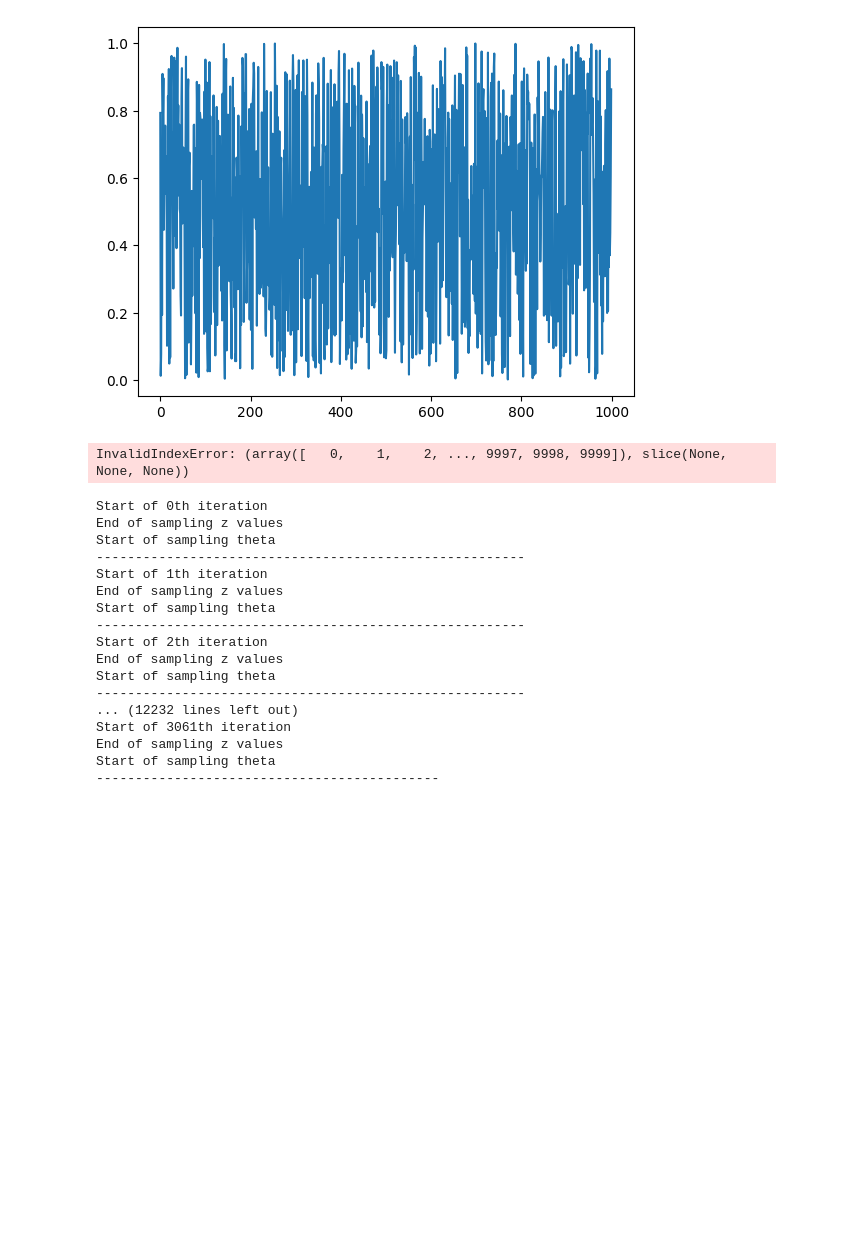
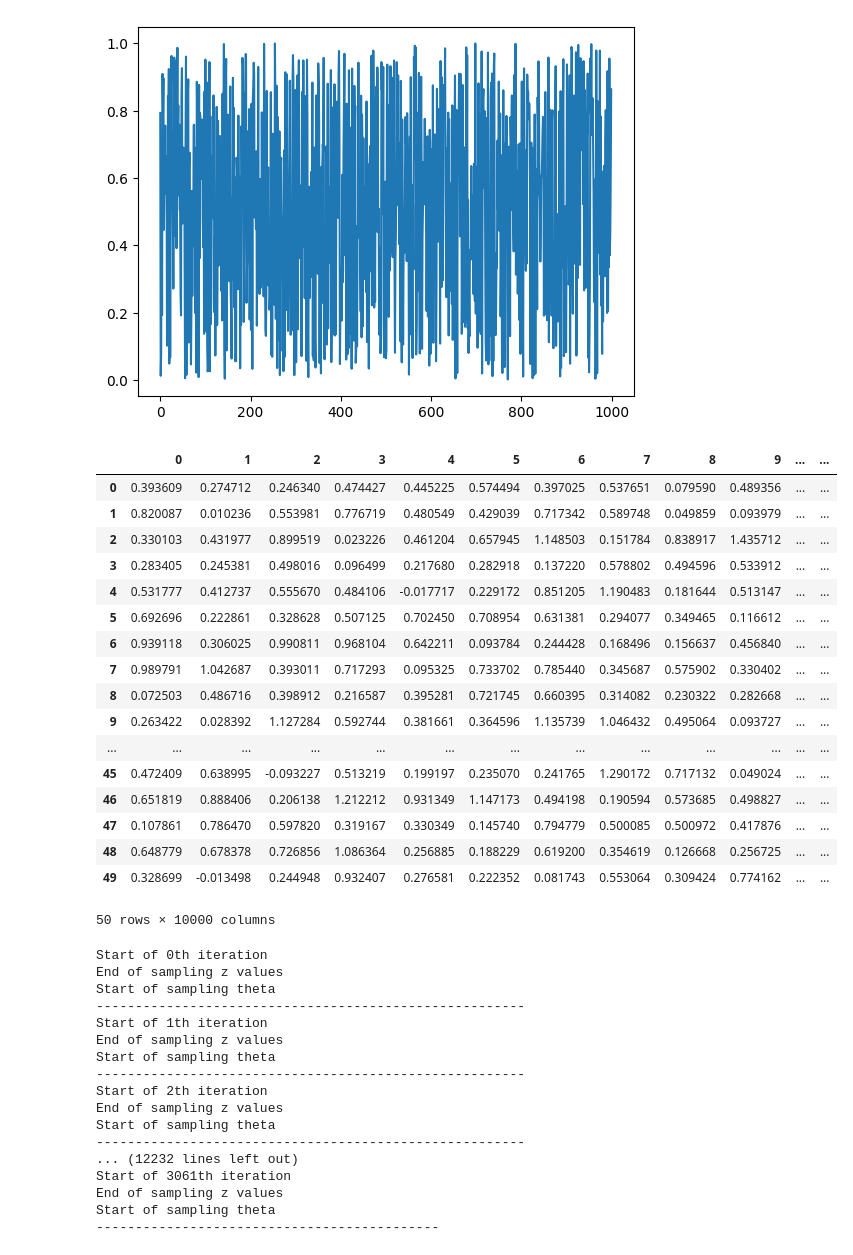
Before and after one commit to johnnymdoubleu/ssl-sgs, a Jupyter notebook: ssl-sgs.ipynb, the cells around one changed output. Saved outputs shown, nothing was run; the diff lists cells and outputs as text; code cells hidden in the pictures; blank space fills up the shorter version.

```diff
--- a/ssl-sgs.ipynb
+++ b/ssl-sgs.ipynb
@@ -183,9 +176,28 @@ sigma2 = 0.1
 sigmay = 1
 niter = 100
 # %%
-multiESS(pd.DataFrame(np.reshape(trace, (10000, 50))), b="sqroot")
+pd.DataFrame(np.reshape(trace, (50, 10000)))
+
+# multiESS(pd.DataFrame(np.reshape(trace, (10000, 50))), b="sqroot")
 # %% [output]
+|  | 0 | 1 | 2 | 3 | 4 | 5 | 6 | 7 | 8 | 9 | ... | ... |
+| 0 | 0.393609 | 0.274712 | 0.246340 | 0.474427 | 0.445225 | 0.574494 | 0.397025 | 0.537651 | 0.079590 | 0.489356 | ... | ... |
+| 1 | 0.820087 | 0.010236 | 0.553981 | 0.776719 | 0.480549 | 0.429039 | 0.717342 | 0.589748 | 0.049859 | 0.093979 | ... | ... |
+| 2 | 0.330103 | 0.431977 | 0.899519 | 0.023226 | 0.461204 | 0.657945 | 1.148503 | 0.151784 | 0.838917 | 1.435712 | ... | ... |
+| 3 | 0.283405 | 0.245381 | 0.498016 | 0.096499 | 0.217680 | 0.282918 | 0.137220 | 0.578802 | 0.494596 | 0.533912 | ... | ... |
+| 4 | 0.531777 | 0.412737 | 0.555670 | 0.484106 | -0.017717 | 0.229172 | 0.851205 | 1.190483 | 0.181644 | 0.513147 | ... | ... |
+| 5 | 0.692696 | 0.222861 | 0.328628 | 0.507125 | 0.702450 | 0.708954 | 0.631381 | 0.294077 | 0.349465 | 0.116612 | ... | ... |
+| 6 | 0.939118 | 0.306025 | 0.990811 | 0.968104 | 0.642211 | 0.093784 | 0.244428 | 0.168496 | 0.156637 | 0.456840 | ... | ... |
+| 7 | 0.989791 | 1.042687 | 0.393011 | 0.717293 | 0.095325 | 0.733702 | 0.785440 | 0.345687 | 0.575902 | 0.330402 | ... | ... |
+| 8 | 0.072503 | 0.486716 | 0.398912 | 0.216587 | 0.395281 | 0.721745 | 0.660395 | 0.314082 | 0.230322 | 0.282668 | ... | ... |
+| 9 | 0.263422 | 0.028392 | 1.127284 | 0.592744 | 0.381661 | 0.364596 | 1.135739 | 1.046432 | 0.495064 | 0.093727 | ... | ... |
+| ... | ... | ... | ... | ... | ... | ... | ... | ... | ... | ... | ... | ... |
+| 45 | 0.472409 | 0.638995 | -0.093227 | 0.513219 | 0.199197 | 0.235070 | 0.241765 | 1.290172 | 0.717132 | 0.049024 | ... | ... |
+| 46 | 0.651819 | 0.888406 | 0.206138 | 1.212212 | 0.931349 | 1.147173 | 0.494198 | 0.190594 | 0.573685 | 0.498827 | ... | ... |
+| 47 | 0.107861 | 0.786470 | 0.597820 | 0.319167 | 0.330349 | 0.145740 | 0.794779 | 0.500085 | 0.500972 | 0.417876 | ... | ... |
+| 48 | 0.648779 | 0.678378 | 0.726856 | 1.086364 | 0.256885 | 0.188229 | 0.619200 | 0.354619 | 0.126668 | 0.256725 | ... | ... |
+| 49 | 0.328699 | -0.013498 | 0.244948 | 0.932407 | 0.276581 | 0.222352 | 0.081743 | 0.553064 | 0.309424 | 0.774162 | ... | ... |
-InvalidIndexError: (array([   0,    1,    2, ..., 9997, 9998, 9999]), slice(None, None, None))
+50 rows × 10000 columns
 # %%
 trace = splitGibbs(sigma1 = 1, sigma2= 0.1, sigmay= 1, p = len(X[1]), n = len(X),  niter=10000)
 len(trace)
```
Also changed, not shown: parts of 1 cell of this notebook.
